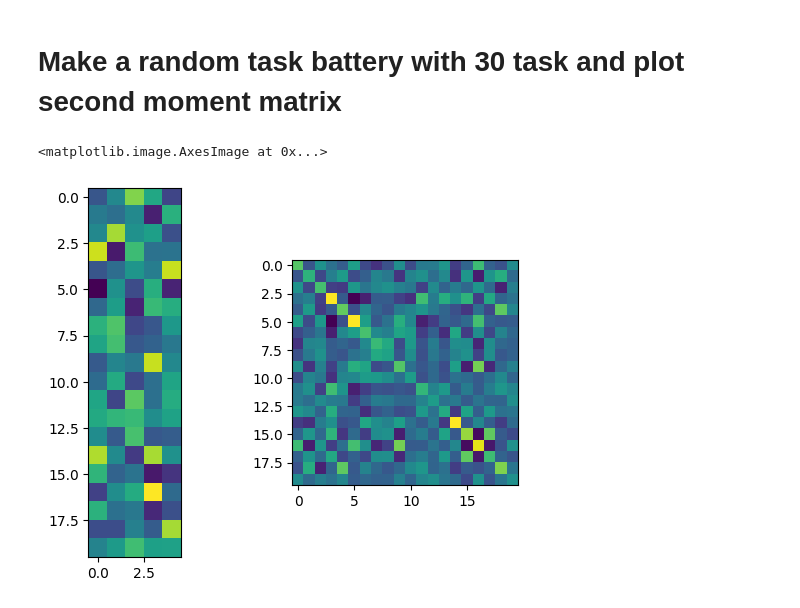
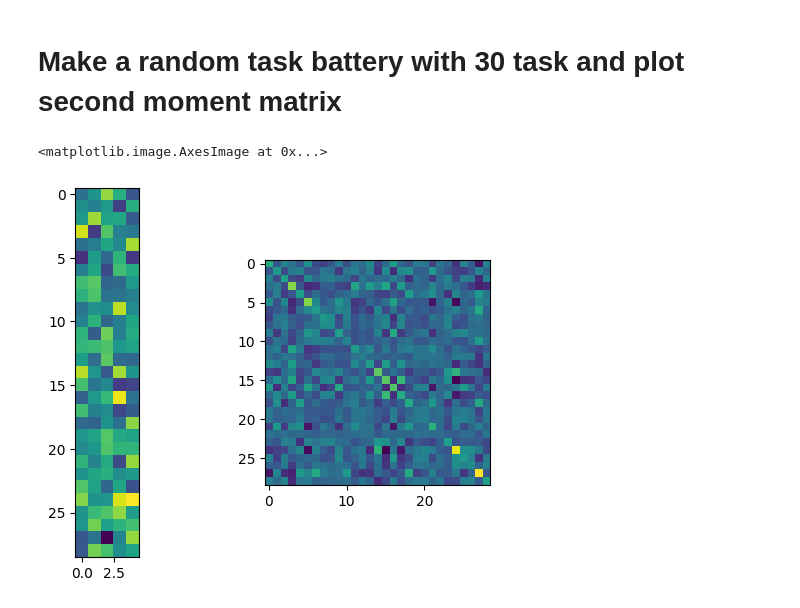
Before and after one commit to DiedrichsenLab/OptimalBattery, a Jupyter notebook: notebooks/4c.sim_eval_multi_randLib.ipynb, the cells around one changed output. Saved outputs shown, nothing was run; the diff lists cells and outputs as text; code cells hidden in the pictures.

```diff
--- a/notebooks/4c.sim_eval_multi_randLib.ipynb
+++ b/notebooks/4c.sim_eval_multi_randLib.ipynb
@@ -77,15 +77,15 @@ print(U_true_5.shape)
 # %% [markdown]
 # Make a random task battery with 30 task and plot second moment matrix
 # %%
-num_task_lib = 20
+num_task_lib = 29
 rng= np.random.default_rng(seed=4)
 V_lib = rng.normal(0,1,(num_task_lib, K_main))
 V_lib = V_lib - V_lib.mean(axis=0,keepdims=True)
 G_lib = V_lib @ V_lib.T
 plt.subplot(1,2,1)
 plt.imshow(V_lib, cmap='viridis')
 plt.subplot(1,2,2)
 plt.imshow(V_lib @ V_lib.T, cmap='viridis')
 # %% [output]
 <matplotlib.image.AxesImage at 0x...>
-[figure, old version]
+[figure, new version]
```
Also changed, not shown: parts of 5 cells of this notebook, 1 other file.
